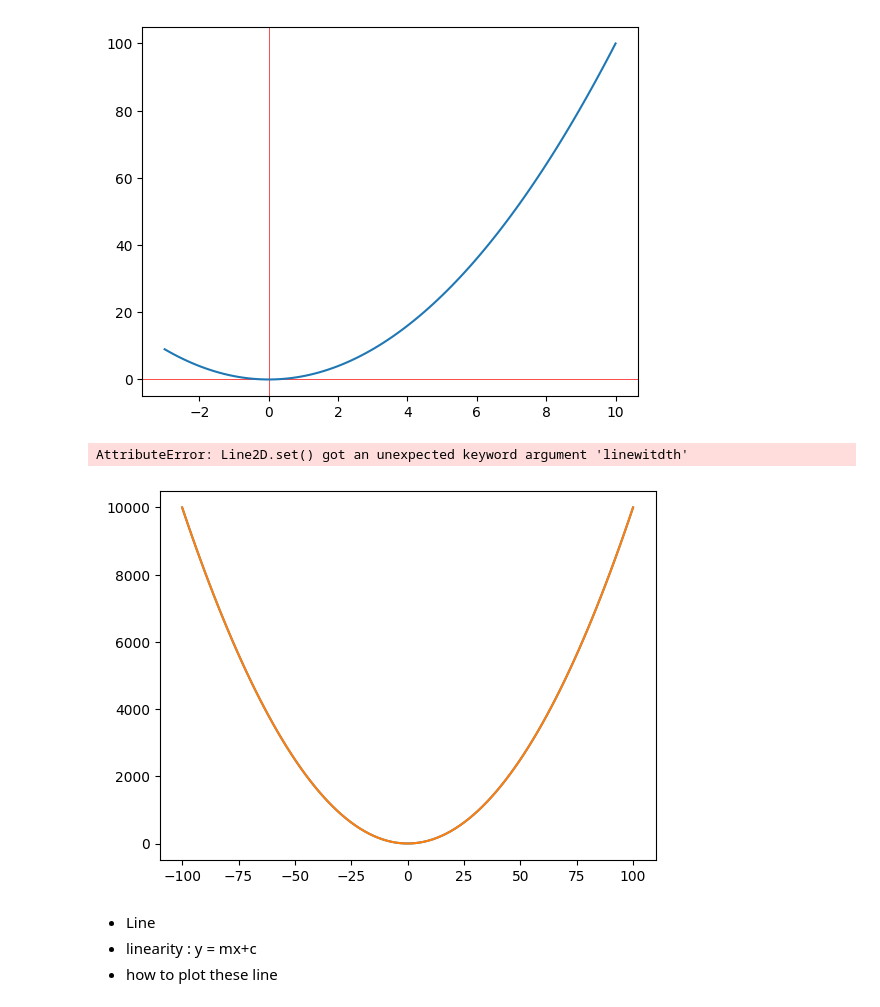
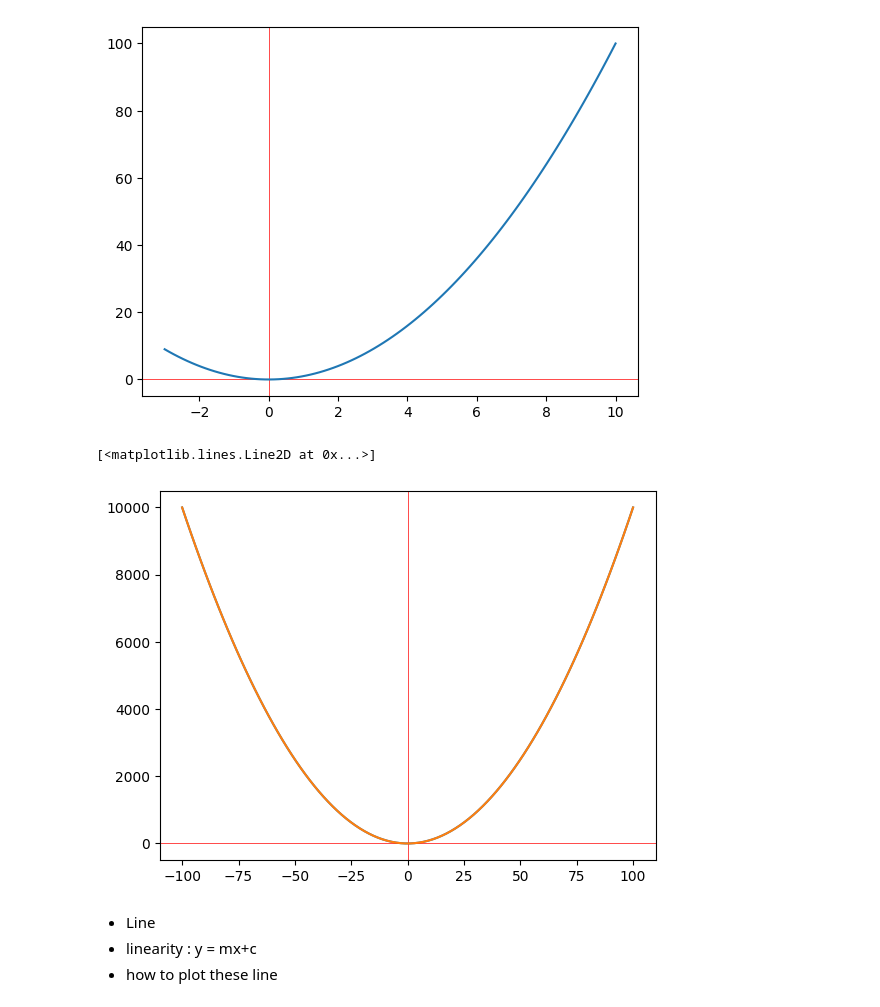
Before and after one commit to athirahslmt/Daily-practice, a Jupyter notebook: Day 14 - Calculus Slope/in class calculus slopes and derivates.ipynb, the cells around one changed output. Drawn from its saved outputs; the diff is of its cells as text; code cells hidden in the pictures.

```diff
--- a/Day 14 - Calculus Slope/in class calculus slopes and derivates.ipynb
+++ b/Day 14 - Calculus Slope/in class calculus slopes and derivates.ipynb
@@ -27,27 +27,28 @@ plt.plot(x,y)
 # %%
 #y = x *2
 #y=x**2
 #y=x**3
 #y=x**4
 #y=x**5
 y=x**6
 
 x = np.linspace(-100,100,100)
 
 y = x**2
 
 result = np.array(y)
 
 
 plt.plot(x,result)
-
+plt.axhline(0, color ='red' ,linewidth=0.5)
+plt.axvline(0, color ='red', linewidth=0.5)
 plt.plot(x,y)
 
-plt.axhline(0, color='black', linewitdth=0.4)
-plt.axvline(0, color='black', linewitdth=0.4)
+#plt.axhline(0, color='black', linewitdth=0.4)
+#plt.axvline(0, color='black', linewitdth=0.4)
 # %% [output]
-AttributeError: Line2D.set() got an unexpected keyword argument 'linewitdth'
+[<matplotlib.lines.Line2D at 0x...>]
-[figure, old version]
+[figure, new version]
 # %% [markdown]
 - Line
 - linearity : y = mx+c
```
Also changed, not shown: parts of 2 cells of this notebook, 4 other files.
